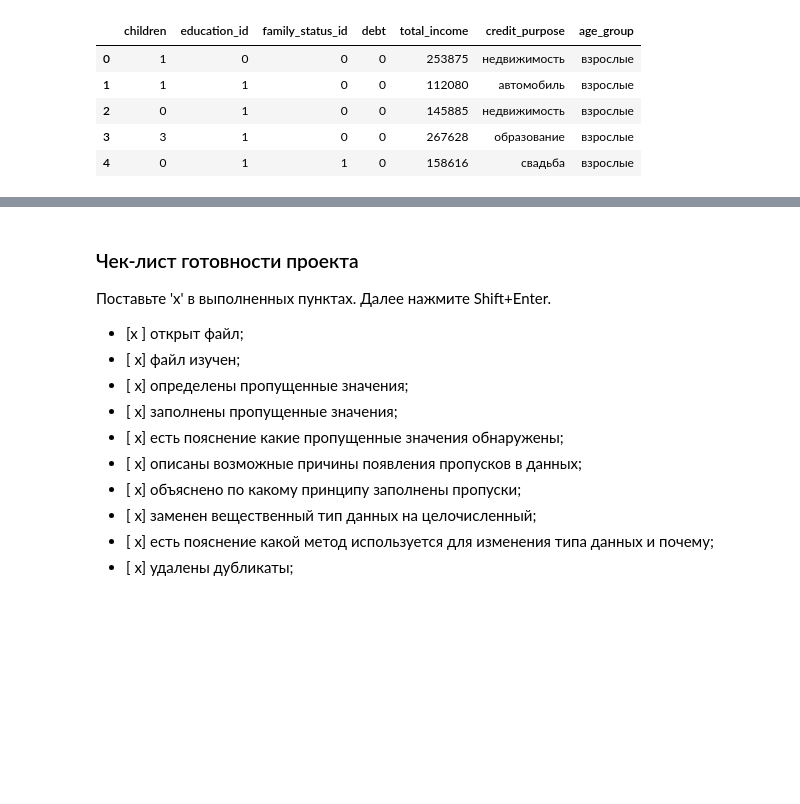
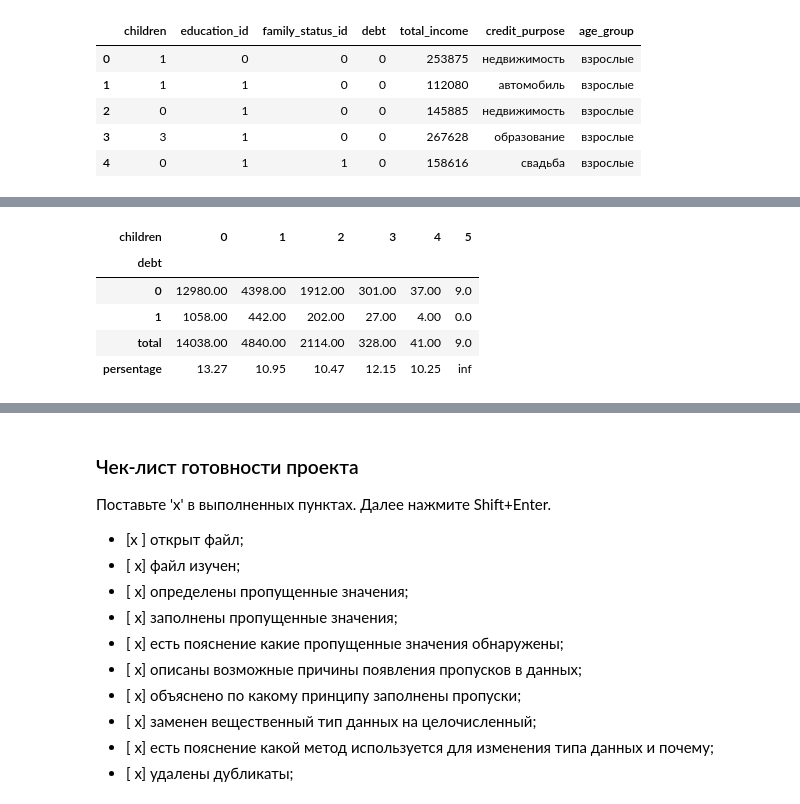
Before and after one commit to TinaMontana44/TM44, a Jupyter notebook: 1st/first.ipynb, the cells around one changed output, grey strips where cells are left out. Drawn from its saved outputs; the diff is of its cells as text; code cells hidden in the pictures; blank space fills up the shorter version.

```diff
--- a/1st/first.ipynb
+++ b/1st/first.ipynb
@@ -686,0 +700,19 @@ data_pivot.reset_index(drop=True)
+# %%
+data_children = data_sort.pivot_table(index=['debt'], columns='children', values='total_income', aggfunc='count')
+data_children
+#следует привести данные к целочисленным
+#убрать пропущенные значения, привести к 0
+data_children.fillna(0, inplace=True)
+data_children = data_children.loc[0:1].astype(int)
+# %%
+data_children.loc['total'] = data_children.loc[0] + data_children.loc[1]
+data_children
+data_children.loc['persentage'] = round(data_children.loc['total'] / data_children.loc[1], 2)
+data_children
+# %% [output]
+| children | 0 | 1 | 2 | 3 | 4 | 5 |
+| debt |  |  |  |  |  |  |
+| 0 | 12980.00 | 4398.00 | 1912.00 | 301.00 | 37.00 | 9.0 |
+| 1 | 1058.00 | 442.00 | 202.00 | 27.00 | 4.00 | 0.0 |
+| total | 14038.00 | 4840.00 | 2114.00 | 328.00 | 41.00 | 9.0 |
+| persentage | 13.27 | 10.95 | 10.47 | 12.15 | 10.25 | inf |
```
Also changed, not shown: parts of 20 cells of this notebook.
